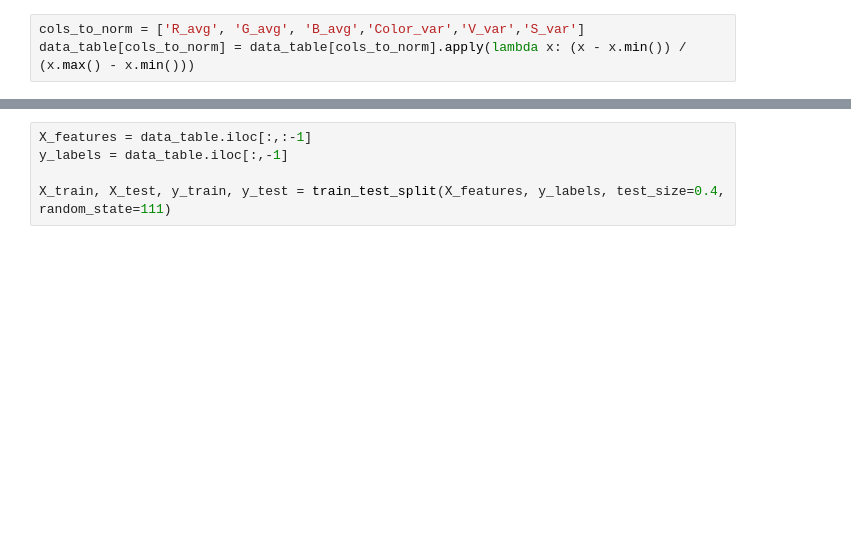
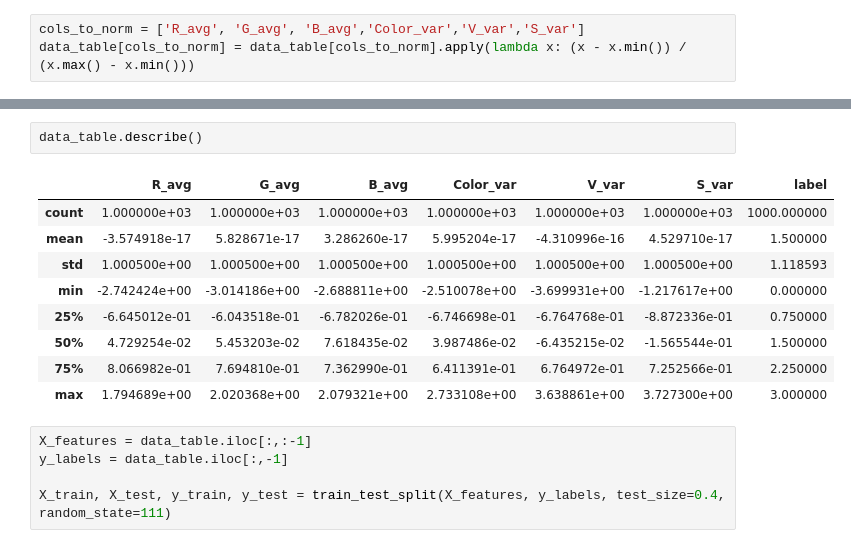
Before and after one commit to NahyukLEE/KCI-paper, a Jupyter notebook: Tabular_analysis.ipynb, the cells around one changed output, grey strips where cells are left out. Saved outputs shown, nothing was run; the diff lists cells and outputs as text; blank space fills up the shorter version.

```diff
--- a/Tabular_analysis.ipynb
+++ b/Tabular_analysis.ipynb
@@ -72,4 +72,16 @@ data_table
 1000 rows × 7 columns
+# %%
+data_table.describe()
+# %% [output]
+|  | R_avg | G_avg | B_avg | Color_var | V_var | S_var | label |
+| count | 1.000000e+03 | 1.000000e+03 | 1.000000e+03 | 1.000000e+03 | 1.000000e+03 | 1.000000e+03 | 1000.000000 |
+| mean | -3.574918e-17 | 5.828671e-17 | 3.286260e-17 | 5.995204e-17 | -4.310996e-16 | 4.529710e-17 | 1.500000 |
+| std | 1.000500e+00 | 1.000500e+00 | 1.000500e+00 | 1.000500e+00 | 1.000500e+00 | 1.000500e+00 | 1.118593 |
+| min | -2.742424e+00 | -3.014186e+00 | -2.688811e+00 | -2.510078e+00 | -3.699931e+00 | -1.217617e+00 | 0.000000 |
+| 25% | -6.645012e-01 | -6.043518e-01 | -6.782026e-01 | -6.746698e-01 | -6.764768e-01 | -8.872336e-01 | 0.750000 |
+| 50% | 4.729254e-02 | 5.453203e-02 | 7.618435e-02 | 3.987486e-02 | -6.435215e-02 | -1.565544e-01 | 1.500000 |
+| 75% | 8.066982e-01 | 7.694810e-01 | 7.362990e-01 | 6.411391e-01 | 6.764972e-01 | 7.252566e-01 | 2.250000 |
+| max | 1.794689e+00 | 2.020368e+00 | 2.079321e+00 | 2.733108e+00 | 3.638861e+00 | 3.727300e+00 | 3.000000 |
 # %%
 X_features = data_table.iloc[:,:-1]
 y_labels = data_table.iloc[:,-1]
```
Also changed, not shown: parts of 4 cells of this notebook, 2 other files.
